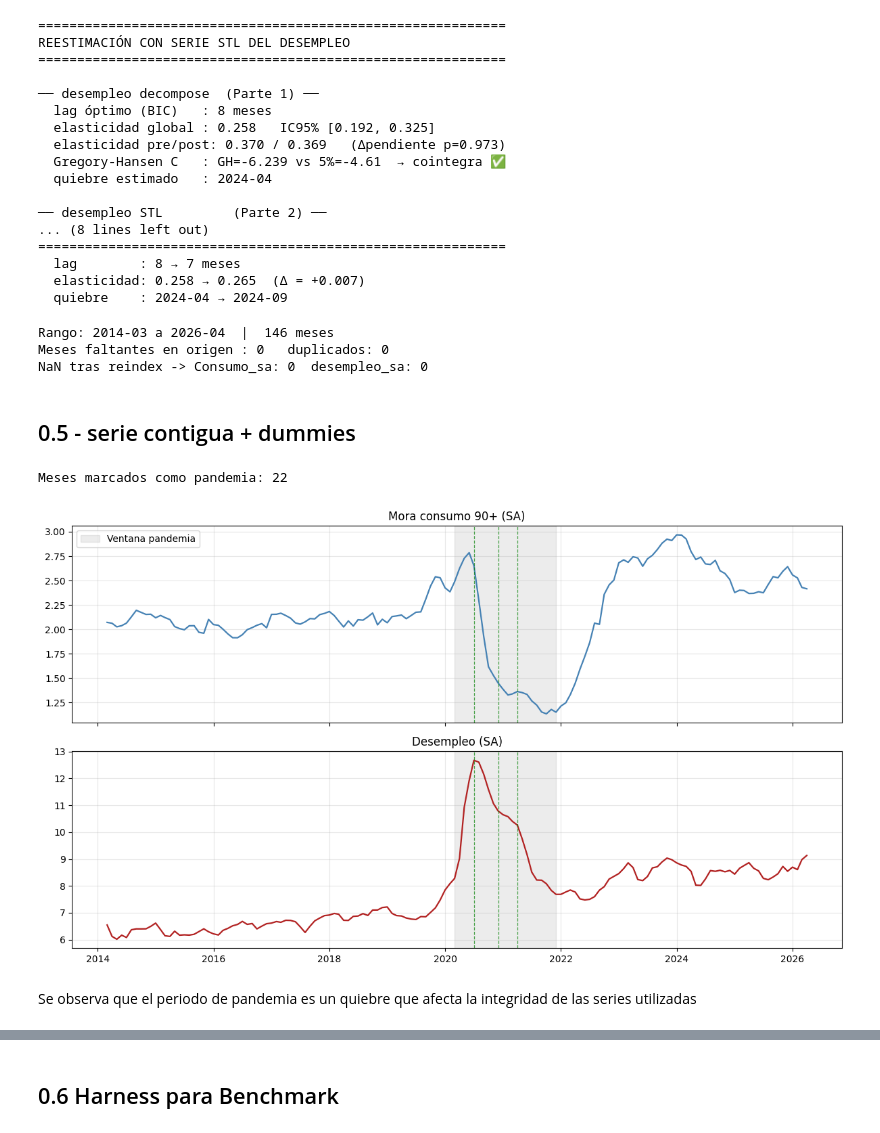
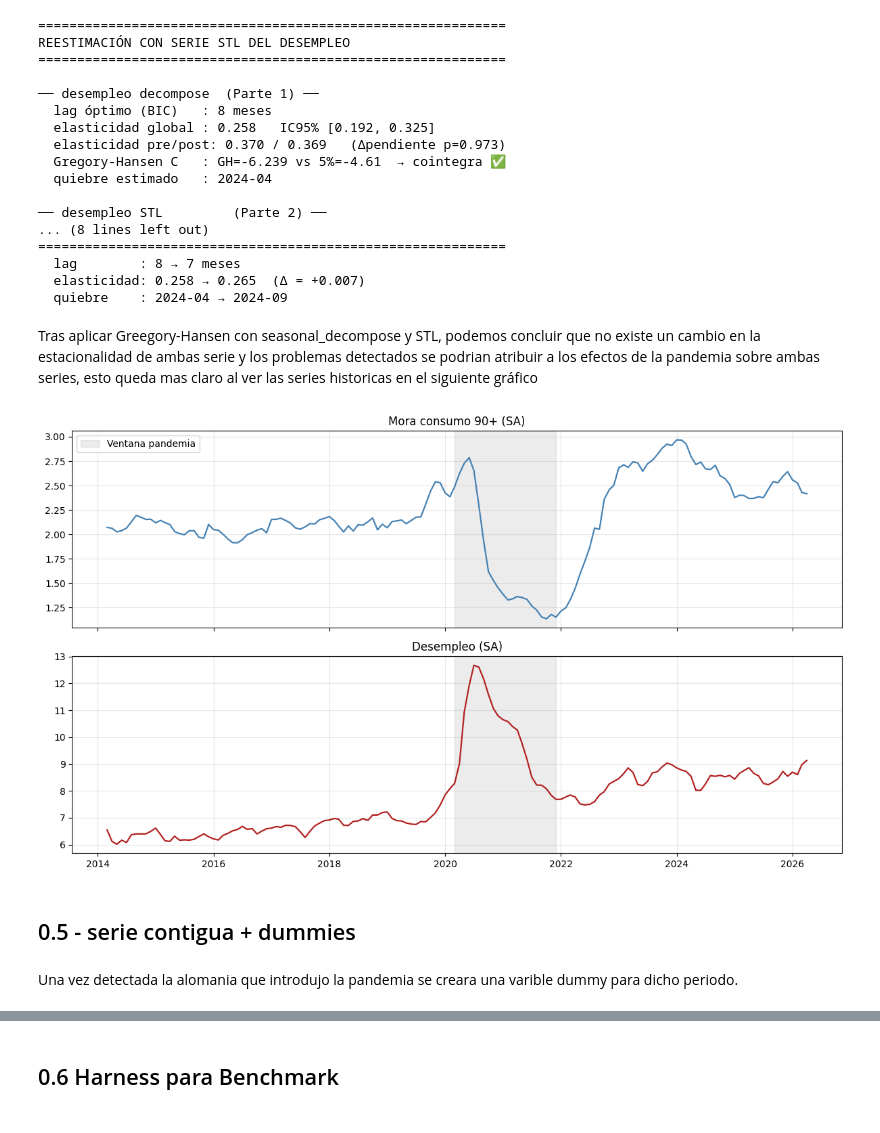
Before and after one commit to arturodiazsalgado/desempleo-morosidad-chile, a Jupyter notebook: 02_modelamiento_desmpleo_mora.ipynb, the cells around one changed output, grey strips where cells are left out. Drawn from its saved outputs; the diff is of its cells as text; code cells hidden in the pictures.

```diff
--- a/02_modelamiento_desmpleo_mora.ipynb
+++ b/02_modelamiento_desmpleo_mora.ipynb
@@ -515,59 +523,29 @@ REESTIMACIÓN CON SERIE STL DEL DESEMPLEO
   lag        : 8 → 7 meses
   elasticidad: 0.258 → 0.265  (Δ = +0.007)
   quiebre    : 2024-04 → 2024-09
-# %%
-# 1) Serie mensual contigua, índice a inicio de mes (MS), tz-naive
-idx = pd.to_datetime(mora_pivot["fecha2"])
-if getattr(idx.dt, "tz", None) is not None:
-    idx = idx.dt.tz_localize(None)
-idx = idx.dt.to_period("M").dt.to_timestamp()
-
-df = (mora_pivot.assign(fecha=idx)
-      .set_index("fecha")[["Consumo_sa", "desempleo_sa"]]
-      .sort_index())
-
-# reindex al rango completo MS y verificar contigüidad ANTES de seguir
-full   = pd.date_range(df.index.min(), df.index.max(), freq="MS")
-faltan = full.difference(df.index)
-dups   = df.index[df.index.duplicated()]
-df = df.reindex(full)
-df.index.freq = "MS"
-
-print(f"Rango: {df.index.min():%Y-%m} a {df.index.max():%Y-%m}  |  {len(df)} meses")
-print(f"Meses faltantes en origen : {len(faltan)}   duplicados: {len(dups)}")
-print(f"NaN tras reindex -> Consumo_sa: {df['Consumo_sa'].isna().sum()}  "
-      f"desempleo_sa: {df['desempleo_sa'].isna().sum()}")
-# %% [output]
-Rango: 2014-03 a 2026-04  |  146 meses
-Meses faltantes en origen : 0   duplicados: 0
-NaN tras reindex -> Consumo_sa: 0  desempleo_sa: 0
+# %% [markdown]
+Tras aplicar Greegory-Hansen con seasonal_decompose y STL, podemos concluir que no existe un cambio en la estacionalidad de ambas serie y los problemas detectados se podrian atribuir a los efectos de la pandemia sobre ambas series, esto queda mas claro al ver las series historicas en el siguiente gráfico
+# %%
+tmp = mora_pivot.sort_values("fecha2").copy()
+tmp["fecha2"] = pd.to_datetime(tmp["fecha2"])
+
+fig, ax = plt.subplots(2, 1, figsize=(12, 7), sharex=True)
+
+for a, col, tit, c in [
+    (ax[0], "Consumo_sa", "Mora consumo 90+ (SA)", "steelblue"),
+    (ax[1], "desempleo_sa", "Desempleo (SA)", "firebrick")
+]:
+    a.plot(tmp["fecha2"], tmp[col], color=c, lw=1.6)
+    a.axvspan(PAND_INI, PAND_FIN, color="grey", alpha=0.15, label="Ventana pandemia")
+    a.set_title(tit)
+    a.grid(alpha=0.3)
+
+ax[0].legend(loc="upper left")
+plt.tight_layout()
+plt.show()
+# %% [output]
+[figure, added]
 # %% [markdown]
 ## 0.5 - serie contigua + dummies
-# %%
-# 2) Dummy de pandemia (bloque) sobre la ventana de la Parte 1
-PAND_INI = pd.Timestamp("2020-03-01")
-PAND_FIN = pd.Timestamp("2021-12-01")
-df["d_pand"] = ((df.index >= PAND_INI) & (df.index <= PAND_FIN)).astype(int)
-print(f"Meses marcados como pandemia: {int(df['d_pand'].sum())}")   # esperado: 22
-
-# fechas de inyección de liquidez (retiros AFP), SOLO referencia para el gráfico
-afp = {"1er retiro (~jul-20)": "2020-07-01",
-       "2do retiro (~dic-20)": "2020-12-01",
-       "3er retiro (~abr-21)": "2021-04-01"}
-# %% [output]
-Meses marcados como pandemia: 22
-# %%
-fig, ax = plt.subplots(2, 1, figsize=(12, 7), sharex=True)
-for a, col, tit, c in [(ax[0], "Consumo_sa",   "Mora consumo 90+ (SA)", "steelblue"),
-                        (ax[1], "desempleo_sa", "Desempleo (SA)",        "firebrick")]:
-    a.plot(df.index, df[col], color=c, lw=1.6)
-    a.axvspan(PAND_INI, PAND_FIN, color="grey", alpha=0.15, label="Ventana pandemia")
-    for k, v in afp.items():
-        a.axvline(pd.Timestamp(v), color="green", ls="--", lw=0.9, alpha=0.7)
-    a.set_title(tit); a.grid(alpha=0.3)
-ax[0].legend(loc="upper left")
-plt.tight_layout(); plt.show()
-# %% [output]
-[figure, removed]
-# %% [markdown]
-Se observa que el periodo de pandemia es un quiebre que afecta la integridad de las series utilizadas
+# %% [markdown]
+Una vez detectada la alomania que introdujo la pandemia se creara una varible dummy para dicho periodo.
```
Also changed, not shown: parts of 57 cells of this notebook.
